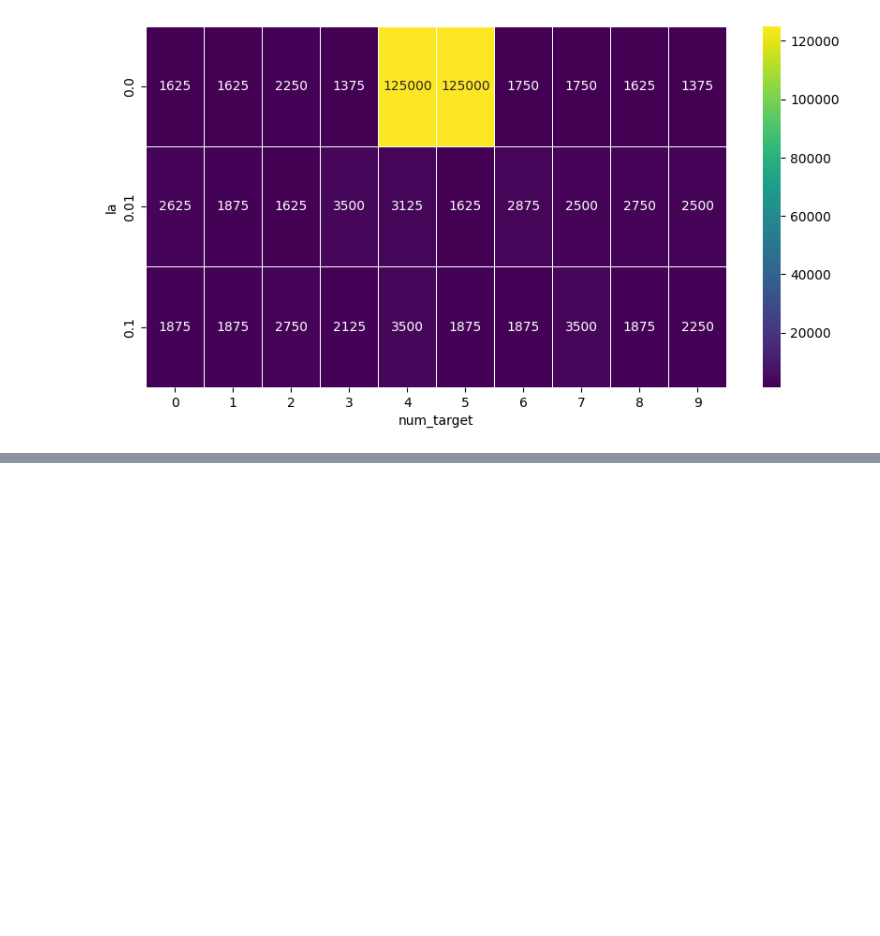
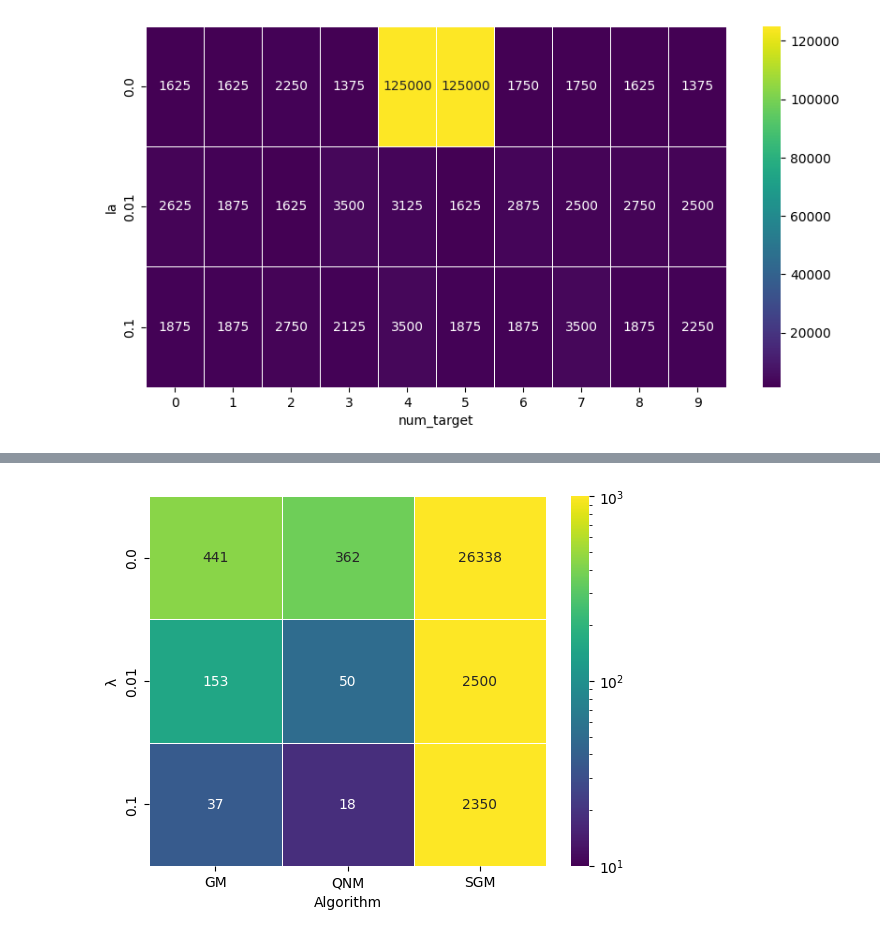
Before and after one commit to carlosarboness/NN-Mathematical-Optimization, a Jupyter notebook: graphics.ipynb, the cells around one changed output, grey strips where cells are left out. Cells and saved outputs as stored; diff of their text form; code cells hidden in the pictures; blank space fills up the shorter version.

```diff
--- a/graphics.ipynb
+++ b/graphics.ipynb
@@ -107,0 +103,18 @@ for num_target in range(10):
+# %%
+# generate a new dataset with the average number of iterations for each isd and la
+def avg_niter(df):
+    df = df[['isd', 'la', 'niter']]
+    df = df.groupby(['isd', 'la']).mean()
+    df = df.reset_index()
+    return df
+
+an = avg_niter(dd)
+an['isd'] = an['isd'].apply(lambda x: isd_names[x])
+norm = matplotlib.colors.LogNorm(vmin=1e1, vmax=1e3)
+sns.heatmap(an.pivot_table(index='la', columns='isd', values='niter'),annot=True, fmt=".0f", linewidths=.5, cmap='viridis', norm=norm)
+plt.xlabel('Algorithm')
+plt.ylabel('λ')
+plt.savefig('figures/avg_niter.png', dpi=300, bbox_inches='tight')
+plt.show()
+# %% [output]
+[figure, added]
```
Also changed, not shown: parts of 11 cells of this notebook, 8 other files.
